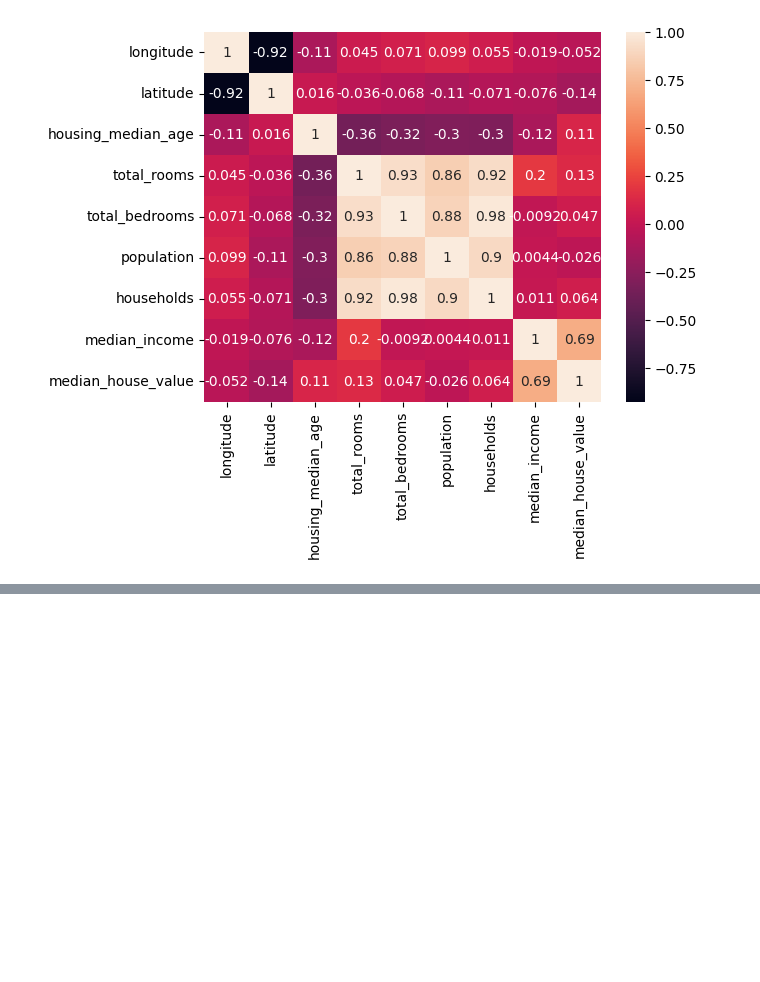
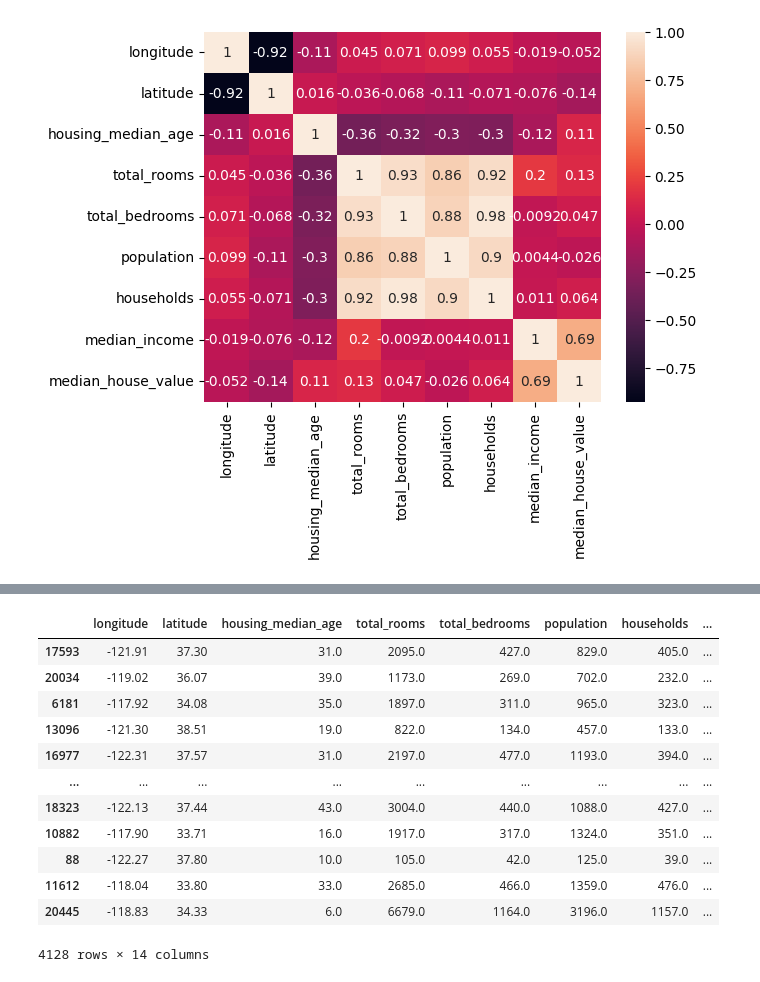
Before and after one commit to AbhishekRathore1210/Zillow-Project, a Jupyter notebook: PROJECT.ipynb, the cells around one changed output, grey strips where cells are left out. Cells and saved outputs as stored; diff of their text form; code cells hidden in the pictures; blank space fills up the shorter version.

```diff
--- a/PROJECT.ipynb
+++ b/PROJECT.ipynb
@@ -176,0 +224,19 @@ sns.heatmap(train_data.corr(),annot=True)
+# %%
+test_data=x_test.join(y_test)
+test_data=test_data.join(pd.get_dummies(test_data.ocean_proximity)).drop(['ocean_proximity'],axis=1)
+# %%
+test_data
+# %% [output]
+|  | longitude | latitude | housing_median_age | total_rooms | total_bedrooms | population | households | ... |
+| 17593 | -121.91 | 37.30 | 31.0 | 2095.0 | 427.0 | 829.0 | 405.0 | ... |
+| 20034 | -119.02 | 36.07 | 39.0 | 1173.0 | 269.0 | 702.0 | 232.0 | ... |
+| 6181 | -117.92 | 34.08 | 35.0 | 1897.0 | 311.0 | 965.0 | 323.0 | ... |
+| 13096 | -121.30 | 38.51 | 19.0 | 822.0 | 134.0 | 457.0 | 133.0 | ... |
+| 16977 | -122.31 | 37.57 | 31.0 | 2197.0 | 477.0 | 1193.0 | 394.0 | ... |
+| ... | ... | ... | ... | ... | ... | ... | ... | ... |
+| 18323 | -122.13 | 37.44 | 43.0 | 3004.0 | 440.0 | 1088.0 | 427.0 | ... |
+| 10882 | -117.90 | 33.71 | 16.0 | 1917.0 | 317.0 | 1324.0 | 351.0 | ... |
+| 88 | -122.27 | 37.80 | 10.0 | 105.0 | 42.0 | 125.0 | 39.0 | ... |
+| 11612 | -118.04 | 33.80 | 33.0 | 2685.0 | 466.0 | 1359.0 | 476.0 | ... |
+| 20445 | -118.83 | 34.33 | 6.0 | 6679.0 | 1164.0 | 3196.0 | 1157.0 | ... |
+4128 rows × 14 columns
```
Also changed, not shown: parts of 17 cells of this notebook.
